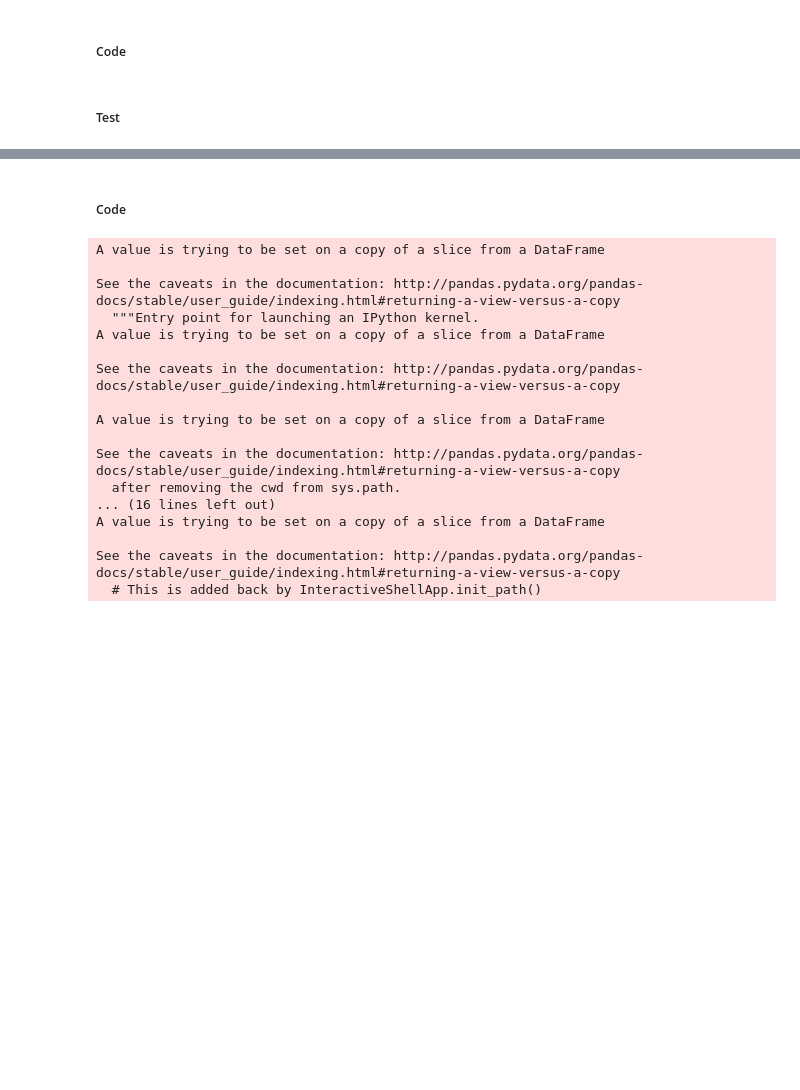
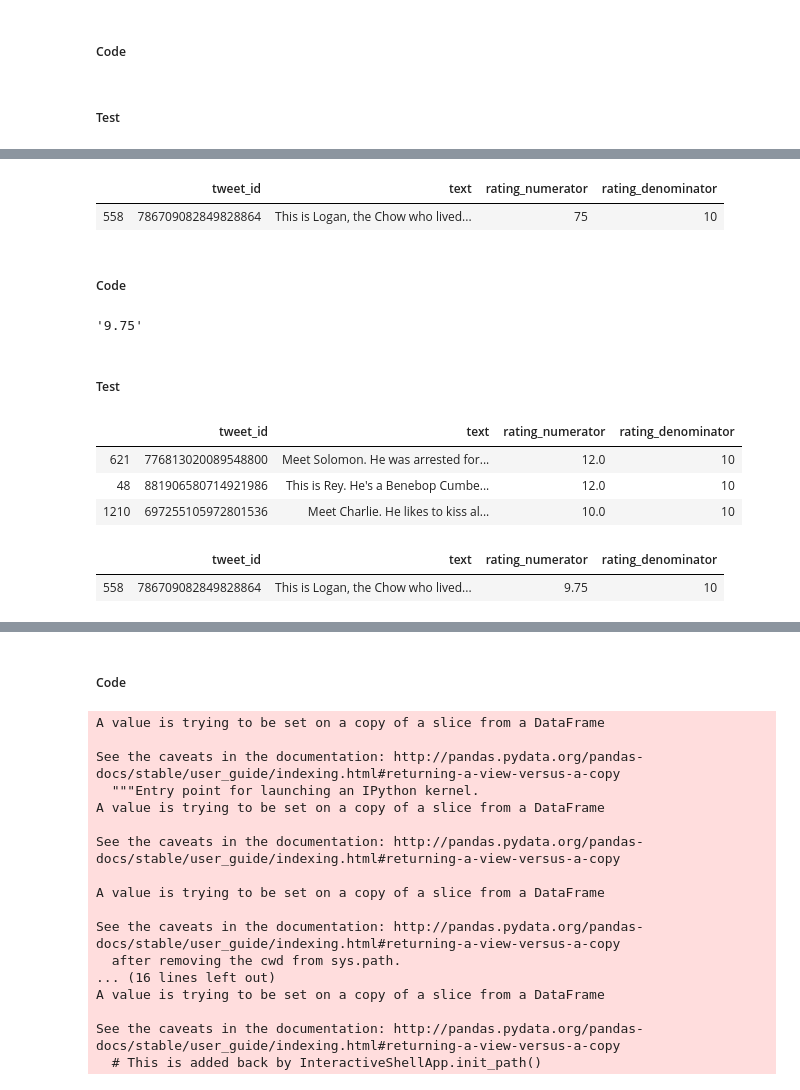
Before and after one commit to mmehmadi94/DAND, a Jupyter notebook: Project(4) Wrangle and analyze Data/wrangle_act.ipynb, the cells around one changed output, grey strips where cells are left out. Saved outputs shown, nothing was run; the diff lists cells and outputs as text; code cells hidden in the pictures; blank space fills up the shorter version.

```diff
--- a/Project(4) Wrangle and analyze Data/wrangle_act.ipynb
+++ b/Project(4) Wrangle and analyze Data/wrangle_act.ipynb
@@ -928,0 +881,18 @@ memory usage: 1.6+ MB
+# %%
+# wrong extract rating_numerator from the text column
+mask_cols = ['tweet_id', 'text', 'rating_numerator', 'rating_denominator']
+
+archive_clean[archive_clean.tweet_id == '786709082849828864'][mask_cols]
+# %% [output]
+|  | tweet_id | text | rating_numerator | rating_denominator |
+| 558 | 786709082849828864 | This is Logan, the Chow who lived... | 75 | 10 |
+# %% [markdown]
+##### Code
+# %%
+# Extract rating_numerator from the text using reugluer expresstion
+ratings = archive_clean.text.str.extract('((?:\d+\.)?\d+)\/(\d+)', expand=True)
+
+# Check the rating_numerator for tweet id 786709082849828864
+ratings[0][558]
+# %% [output]
+'9.75'
@@ -928,0 +905,16 @@ memory usage: 1.6+ MB
+# %% [markdown]
+##### Test
+# %%
+# All rating_numerator is extracted probably and become float
+archive_clean.sample(3)[mask_cols]
+# %% [output]
+|  | tweet_id | text | rating_numerator | rating_denominator |
+| 621 | 776813020089548800 | Meet Solomon. He was arrested for... | 12.0 | 10 |
+| 48 | 881906580714921986 | This is Rey. He's a Benebop Cumbe... | 12.0 | 10 |
+| 1210 | 697255105972801536 | Meet Charlie. He likes to kiss al... | 10.0 | 10 |
+# %%
+# The tweet with ID 786709082849828864 is fixed
+archive_clean[archive_clean.tweet_id == '786709082849828864'][mask_cols]
+# %% [output]
+|  | tweet_id | text | rating_numerator | rating_denominator |
+| 558 | 786709082849828864 | This is Logan, the Chow who lived... | 9.75 | 10 |
```
Also changed, not shown: parts of 64 cells of this notebook, 9 other files.
